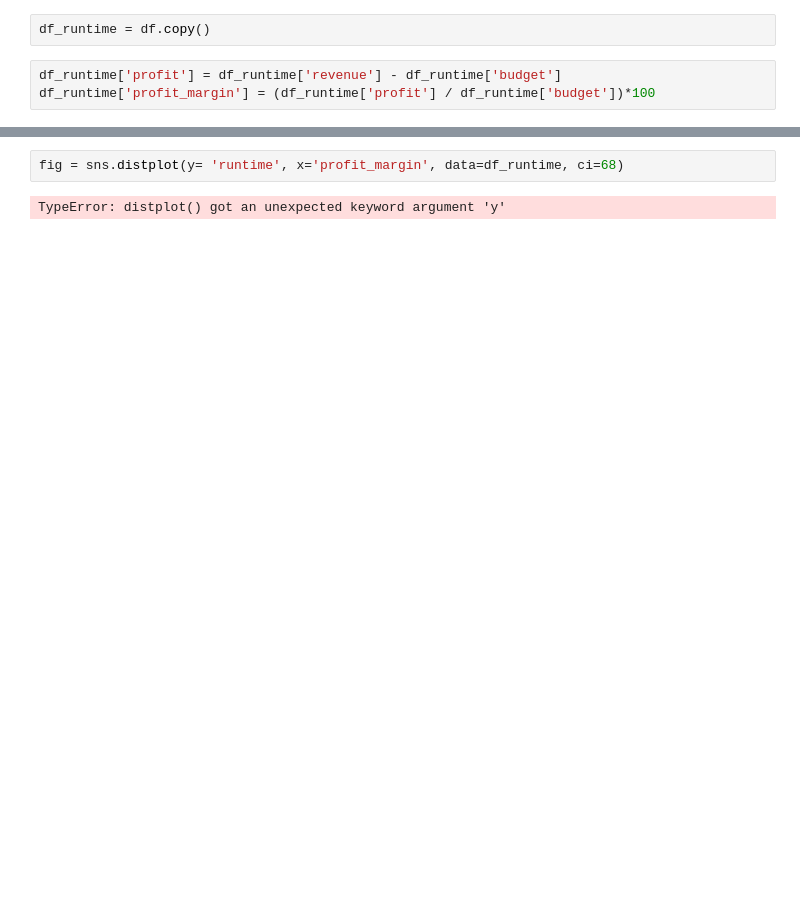
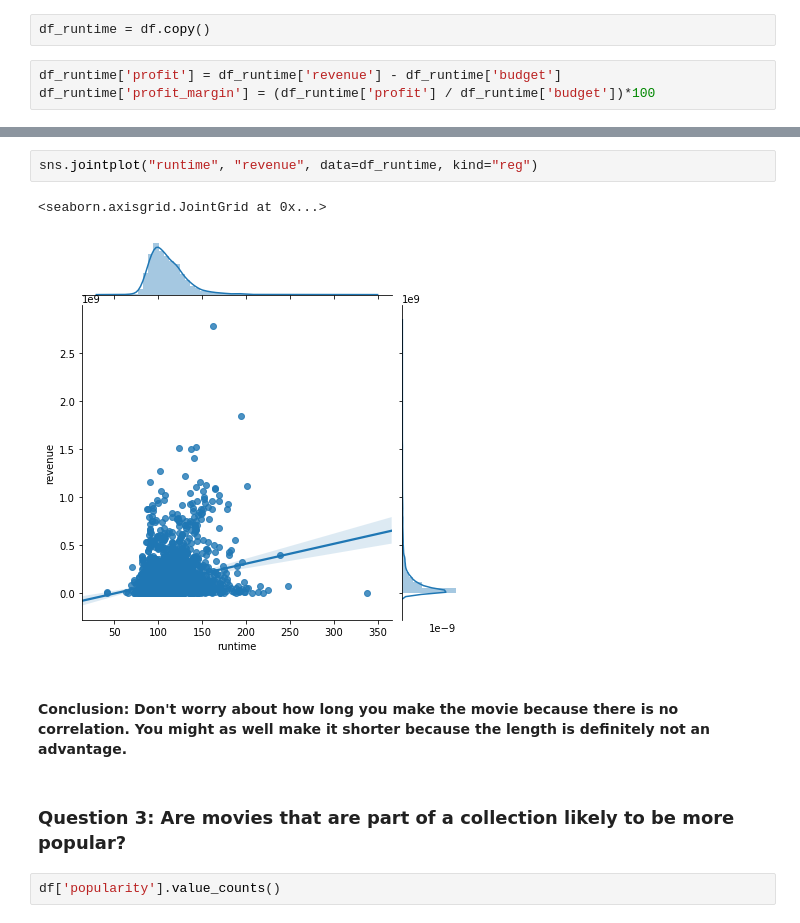
Before and after one commit to jhusney1/dsc-mod-1-project-v2-1-onl01-dtsc-ft-070620, a Jupyter notebook: student.ipynb, the cells around one changed output, grey strips where cells are left out. Drawn from its saved outputs; the diff is of its cells as text; blank space fills up the shorter version.

```diff
--- a/student.ipynb
+++ b/student.ipynb
@@ -257,4 +247,11 @@ df_runtime
-# %%
-fig = sns.distplot(y= 'runtime', x='profit_margin', data=df_runtime, ci=68)
-# %% [output]
-TypeError: distplot() got an unexpected keyword argument 'y'
+# %%
+sns.jointplot("runtime", "revenue", data=df_runtime, kind="reg")
+# %% [output]
+<seaborn.axisgrid.JointGrid at 0x...>
+[figure, added]
+# %% [markdown]
+#### Conclusion: Don't worry about how long you make the movie because there is no correlation. You might as well make it shorter because the length is definitely not an advantage.
+# %% [markdown]
+### Question 3: Are movies that are part of a collection likely to be more popular?
+# %%
+df['popularity'].value_counts()
```
Also changed, not shown: parts of 55 cells of this notebook.
